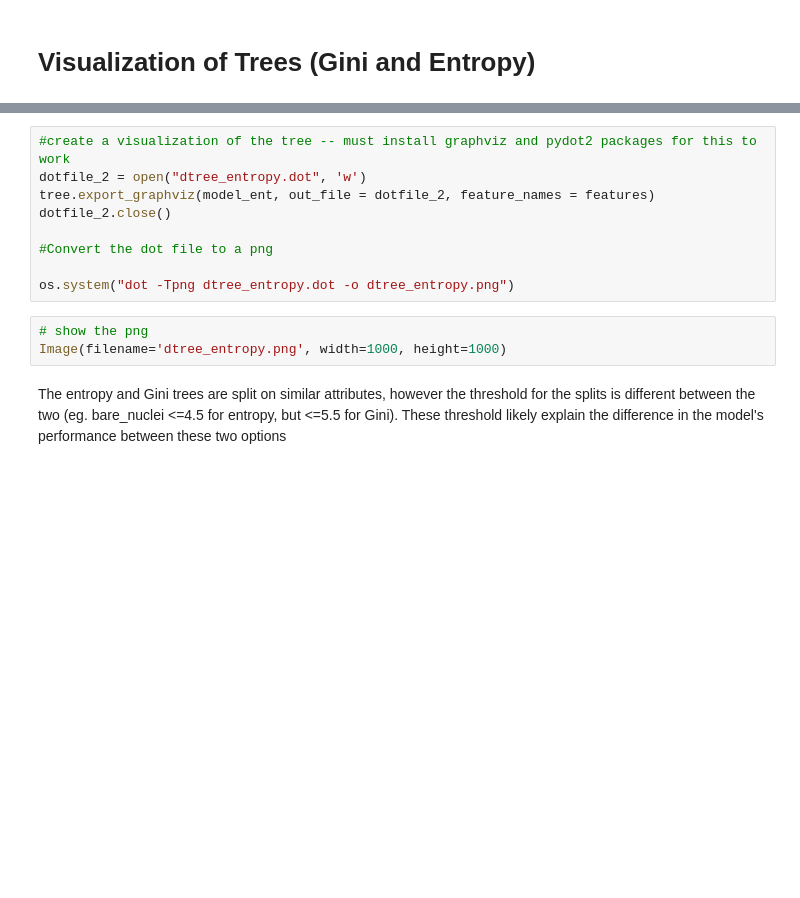
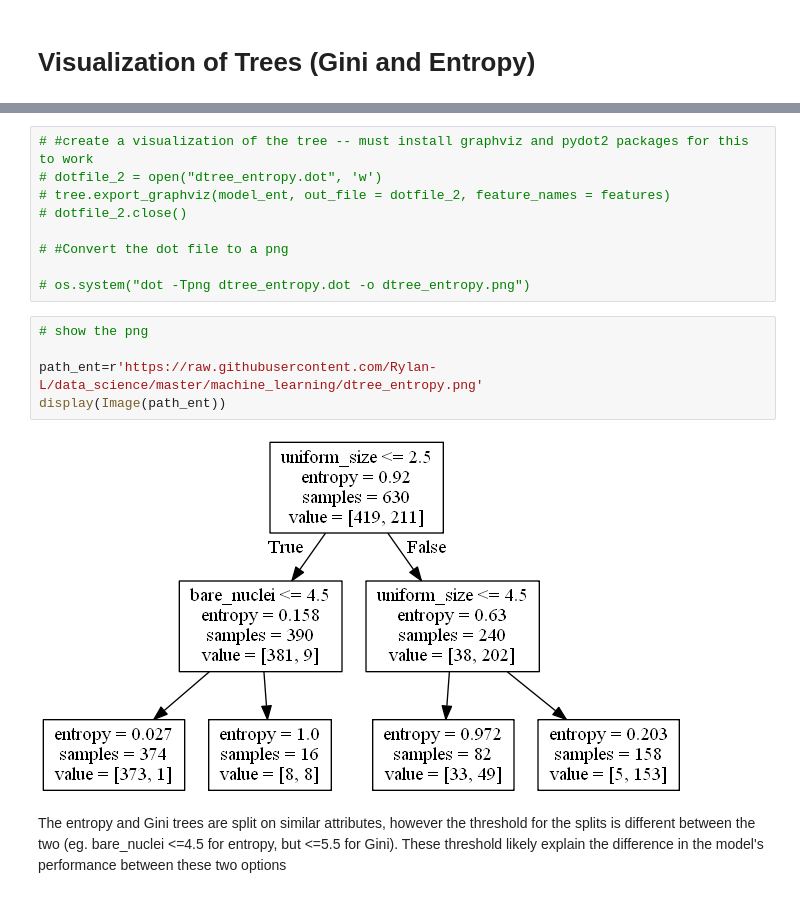
Before and after one commit to Rylan-L/data_science, a Jupyter notebook: machine_learning/decision_trees_cancer.ipynb, the cells around one changed output, grey strips where cells are left out. Drawn from its saved outputs; the diff is of its cells as text; blank space fills up the shorter version.

```diff
--- a/machine_learning/decision_trees_cancer.ipynb
+++ b/machine_learning/decision_trees_cancer.ipynb
@@ -256,15 +254,19 @@ FileNotFoundError: [Errno 2] No such file or directory: 'dtree.png'
 # %%
-#create a visualization of the tree -- must install graphviz and pydot2 packages for this to work
-dotfile_2 = open("dtree_entropy.dot", 'w')
-tree.export_graphviz(model_ent, out_file = dotfile_2, feature_names = features)
-dotfile_2.close()
+# #create a visualization of the tree -- must install graphviz and pydot2 packages for this to work
+# dotfile_2 = open("dtree_entropy.dot", 'w')
+# tree.export_graphviz(model_ent, out_file = dotfile_2, feature_names = features)
+# dotfile_2.close()
 
-#Convert the dot file to a png
+# #Convert the dot file to a png
 
-os.system("dot -Tpng dtree_entropy.dot -o dtree_entropy.png")
+# os.system("dot -Tpng dtree_entropy.dot -o dtree_entropy.png")
-# %%
-# show the png
-Image(filename='dtree_entropy.png', width=1000, height=1000)
+# %%
+# show the png
+
+path_ent=r'https://raw.githubusercontent.com/Rylan-L/data_science/master/machine_learning/dtree_entropy.png'
+display(Image(path_ent))
+# %% [output]
+[figure, added]
 # %% [markdown]
 The entropy and Gini trees are split on similar attributes, however the threshold for the splits is different between the two (eg. bare_nuclei <=4.5 for entropy, but <=5.5 for Gini). These threshold likely explain the difference in the model's performance between these two options
 # %% [markdown]
```
Also changed, not shown: parts of 6 cells of this notebook, 2 other files.
